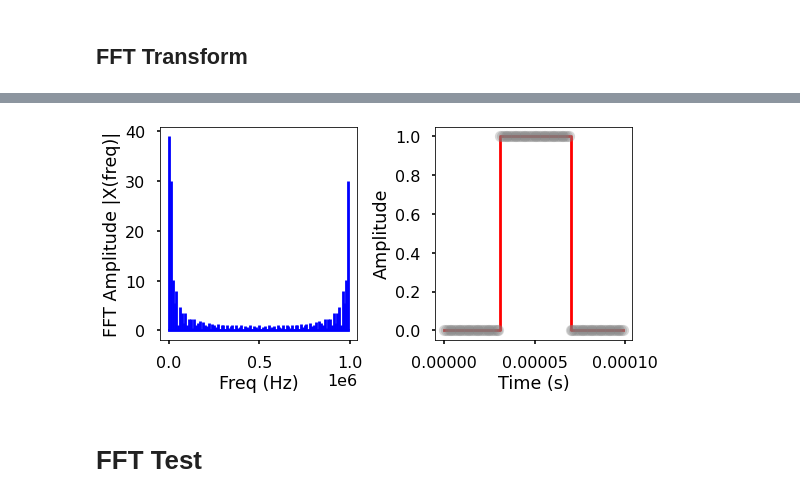
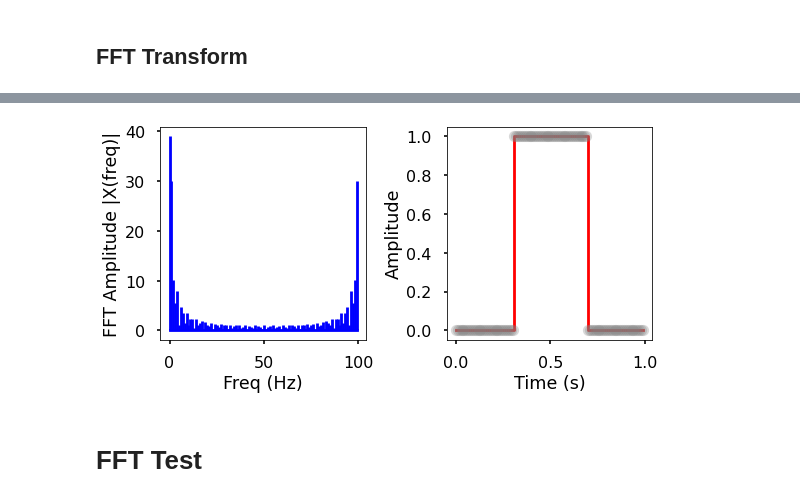
Before and after one commit to yuccadrew/sip, a Jupyter notebook: test_sip.ipynb, the cells around one changed output, grey strips where cells are left out. Cells and saved outputs as stored; diff of their text form; code cells hidden in the pictures.

```diff
--- a/test_sip.ipynb
+++ b/test_sip.ipynb
@@ -2028,7 +2030,7 @@ Done
 # %%
 import os
 
-def set_materials1d(mesh,physics,u1d,freq,case):
+def set_materials1d(mesh,physics,u1d,freq,s0,case):
     print('TEST CASE IS:',case)
     print('Setting material properties in Stern layer')
     print('')
@@ -2072,7 +2074,7 @@ def set_materials1d(mesh,physics,u1d,freq,case):
     #shall below be mids2d_edge or mids1d_edge; need to be verified
     c[in_stern]=physics['diffusion_stern']*mids2d_edge[in_stern,0]
     gamma_x[in_stern]=-physics['mobility_stern']*physics['sigma_stern']*mids2d_edge[in_stern,0] #coupled coefficient
-    a[in_stern]=1j*2*np.pi*freq*mids2d_edge[in_stern,0]
+    a[in_stern]=1j*freq*2*np.pi*mids2d_edge[in_stern,0]
 
     on_first_kind_bc=mesh['on_first_kind_bc']
     snod[on_first_kind_bc]=0.0
@@ -2086,7 +2088,7 @@ def set_materials1d(mesh,physics,u1d,freq,case):
 
     return materials
 
-def set_materials2d(mesh,physics,u2d,freq,e0,case):
+def set_materials2d(mesh,physics,u2d,freq,s0,case):
     print('TEST CASE IS:',case)
     print('Setting material properties in solid and electrolyte')
     print('')
@@ -2137,7 +2139,8 @@ def set_materials2d(mesh,physics,u2d,freq,e0,case):
 
     with_equipotential_bc=mesh['with_equipotential_bc']
     nind_bc=np.unique(edges[with_equipotential_bc,:].flatten(order='C'))
-    snod[nind_bc]=10.0*e0 #Volts
+    #snod[nind_bc]=10.0*s0 #Volts
+    snod[nind_bc]=10.0 #Volts
 
     materials={'cx':np.array(c),'cy':np.array(c),'cz':np.array(c),
                'alpha_x':alpha_x,'alpha_y':alpha_y,'alpha_z':alpha_z,
@@ -2181,12 +2184,16 @@ if __name__=='__main__':
     #freq=[0]
     #freq=np.logspace(-2,7,19)
     ratio=1.0
+    time_scale=1e-4
 
     #do not modify anything below this line
     physics['sigma_electrolyte']=-(1-ratio)*physics['sigma_solid']
     physics['sigma_stern']=-ratio*physics['sigma_solid']
     print('SURFACE CHARGE DENSITY FOR ELECTROLYTE IS:',physics['sigma_electrolyte'])
     print('SURFACE CHARGE DENSITY FOR STERN LAYER IS:',physics['sigma_stern'])
+
+    freq=source['freq']/time_scale
+    s0=source['field_fd']
 
     if not os.path.isdir(savedir):
         os.mkdir(savedir)
@@ -2195,8 +2202,8 @@ if __name__=='__main__':
         print('==================== Frequency %d/%d'%(i+1,len(freq)),' ====================')
         u1d=np.zeros((len(mesh['edges']),3))
         u2d=np.zeros((len(mesh['elements']),3))
-        materials1d=set_materials1d(mesh,physics,u1d,freq=freq[i],case=5)
-        materials2d=set_materials2d(mesh,physics,u2d,freq=freq[i],e0=e0[i],case=5)
+        materials1d=set_materials1d(mesh,physics,u1d,freq=freq[i],s0=s0[i],case=5)
+        materials2d=set_materials2d(mesh,physics,u2d,freq=freq[i],s0=s0[i],case=5)
         mesh_scale=scale_mesh(mesh,dist_factor)
         materials1d_scale=scale_materials(materials1d,dist_factor)
         materials2d_scale=scale_materials(materials2d,dist_factor)
@@ -2424,44 +2572,59 @@ Done
 # FFT and IFFT signal in time domain
 from numpy.fft import fft, ifft
 
-# time unit
-time_scale = 1e-4
+def set_source(sr = 100):
+    # sampling rate
+    # sr = 100
 
-# sampling rate
-sr = 100
+    # sampling interval
+    ts = 1.0 / sr
+    t = np.arange(0, 1, ts)
+    x = np.zeros_like(t)
+    x[(t > 0.3) & (t <= 0.7)] = 1
 
-# sampling interval
-ts = 1.0 / sr
-t = np.arange(0, 1, ts)
-x = np.zeros_like(t)
-x[(t > 0.3) & (t <= 0.7)] = 1
+    # fourier transform
+    X = fft(x)
+    N = len(X)
+    n = np.arange(N)
+    T = N / sr
+    freq = n / T
 
-# fourier transform
-X = fft(x)
-N = len(X)
-n = np.arange(N)
-T = N / sr
-freq = n / T
+    plt.figure(figsize = (8, 4))
+    plt.subplot(121)
 
-# scale time and frequency
-t = t * time_scale
-freq = freq / time_scale
-e0 = np.array(X)
-print('Total of %d frequencies'%len(freq))
-print(freq*time_scale)
+    plt.stem(freq, np.abs(X), 'b', markerfmt=' ', basefmt='-b')
+    plt.xlabel('Freq (Hz)')
+    plt.ylabel('FFT Amplitude |X(freq)|')
 
-plt.figure(figsize=(8, 4))
-plt.subplot(121)
+    plt.subplot(122)
+    plt.plot(t, np.real(ifft(X)), 'r', drawstyle='steps-post')
+    plt.plot(t, x, 'o', color='grey', alpha=300e-3)
+    plt.xlabel('Time (s)')
+    plt.ylabel('Amplitude')
+    plt.tight_layout()
+    plt.show()
 
-plt.stem(freq, np.abs(X), 'b', markerfmt=' ', basefmt='-b')
-plt.xlabel('Freq (Hz)')
-plt.ylabel('FFT Amplitude |X(freq)|')
+#     X[:] = np.conjugate(X[:]*1j)
 
-plt.subplot(122)
-plt.plot(t, np.real(ifft(X)), 'r', drawstyle='steps-post')
-plt.plot(t, x, 'o', color='grey', alpha=300e-3)
-plt.xlabel('Time (s)')
-plt.ylabel('Amplitude')
-plt.tight_layout()
-plt.show()
+#     plt.figure(figsize = (8, 4))
+#     plt.subplot(121)
+
+#     plt.stem(freq, np.abs(X), 'b', markerfmt=' ', basefmt='-b')
+#     plt.xlabel('Freq (Hz)')
+#     plt.ylabel('FFT Amplitude |X(freq)|')
+
+#     plt.subplot(122)
+#     plt.plot(t, np.real(ifft(X)), 'r', drawstyle='steps-post')
+#     plt.plot(t, x, 'o', color='grey', alpha=300e-3)
+#     plt.xlabel('Time (s)')
+#     plt.ylabel('Amplitude')
+#     plt.tight_layout()
+#     plt.show()
+
+    source={'freq':freq,'field_fd':X,'t':t,'field_td':x}
+
+    return source
+
+if __name__=='__main__':
+    source = set_source(sr = 100)
 # %% [output]
@@ -2475,4 +2631,4 @@ Total of 100 frequencies
-[figure, old version]
+[figure, new version]
 # %% [markdown]
 # FFT Test
 # %%
```
Also changed, not shown: parts of 5 cells of this notebook.
